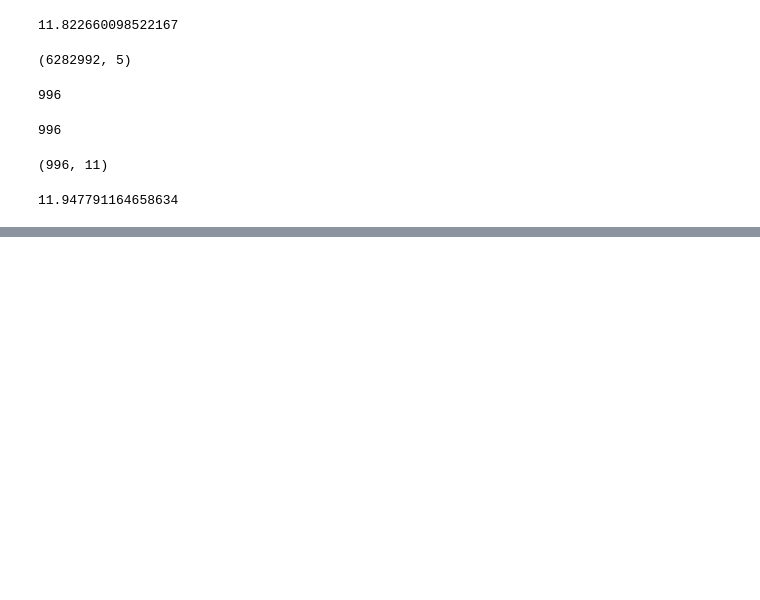
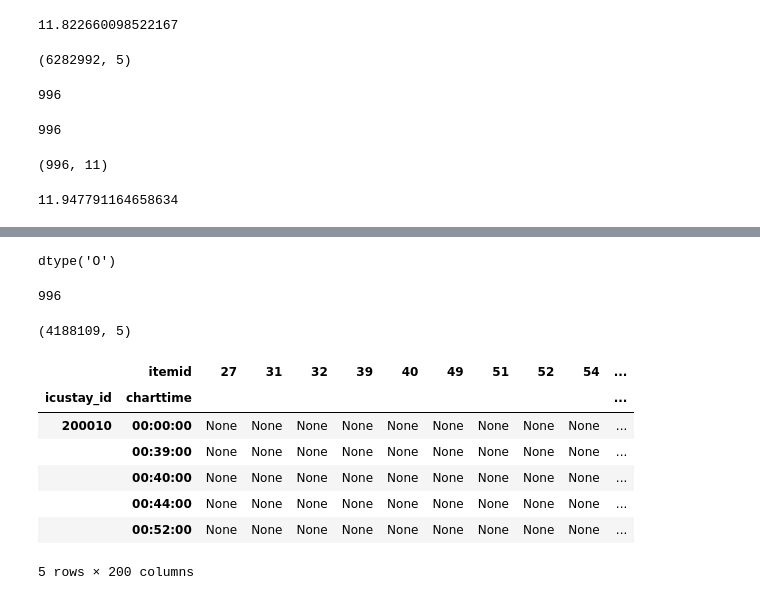
Before and after one commit to rafiparvez/ICUReadmissionPrediction, a Jupyter notebook: notebooks/Data Preparation.ipynb, the cells around one changed output, grey strips where cells are left out. Cells and saved outputs as stored; diff of their text form; code cells hidden in the pictures; blank space fills up the shorter version.

```diff
--- a/notebooks/Data Preparation.ipynb
+++ b/notebooks/Data Preparation.ipynb
@@ -196,0 +214,8 @@ sum(df_new_subset['IsReadmitted'])*100/len(df_new_subset['IsReadmitted'])
+# %%
+df_charts_subset.value.dtype
+# %% [output]
+dtype('O')
+# %%
+len(set(df_charts_subset.icustay_id))
+# %% [output]
+996
@@ -196,0 +225,4 @@ sum(df_new_subset['IsReadmitted'])*100/len(df_new_subset['IsReadmitted'])
+# %%
+df_charts_subset.shape
+# %% [output]
+(4188109, 5)
@@ -196,0 +237,11 @@ sum(df_new_subset['IsReadmitted'])*100/len(df_new_subset['IsReadmitted'])
+# %%
+df_indexed.head()
+# %% [output]
+|  | itemid | 27 | 31 | 32 | 39 | 40 | 49 | 51 | 52 | 54 | ... |
+| icustay_id | charttime |  |  |  |  |  |  |  |  |  | ... |
+| 200010 | 00:00:00 | None | None | None | None | None | None | None | None | None | ... |
+|  | 00:39:00 | None | None | None | None | None | None | None | None | None | ... |
+|  | 00:40:00 | None | None | None | None | None | None | None | None | None | ... |
+|  | 00:44:00 | None | None | None | None | None | None | None | None | None | ... |
+|  | 00:52:00 | None | None | None | None | None | None | None | None | None | ... |
+5 rows × 200 columns
```
Also changed, not shown: parts of 16 cells of this notebook, 1 other file.
